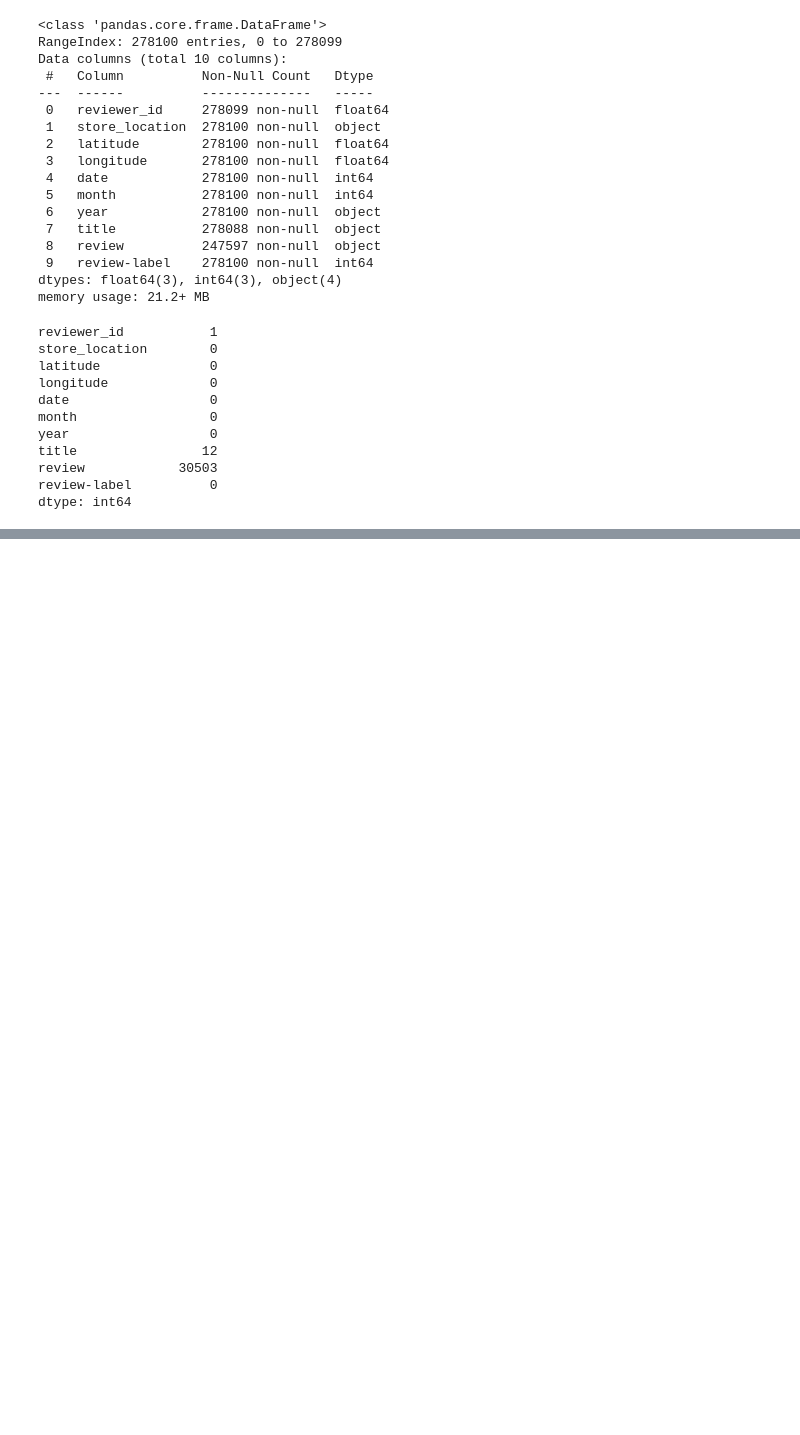
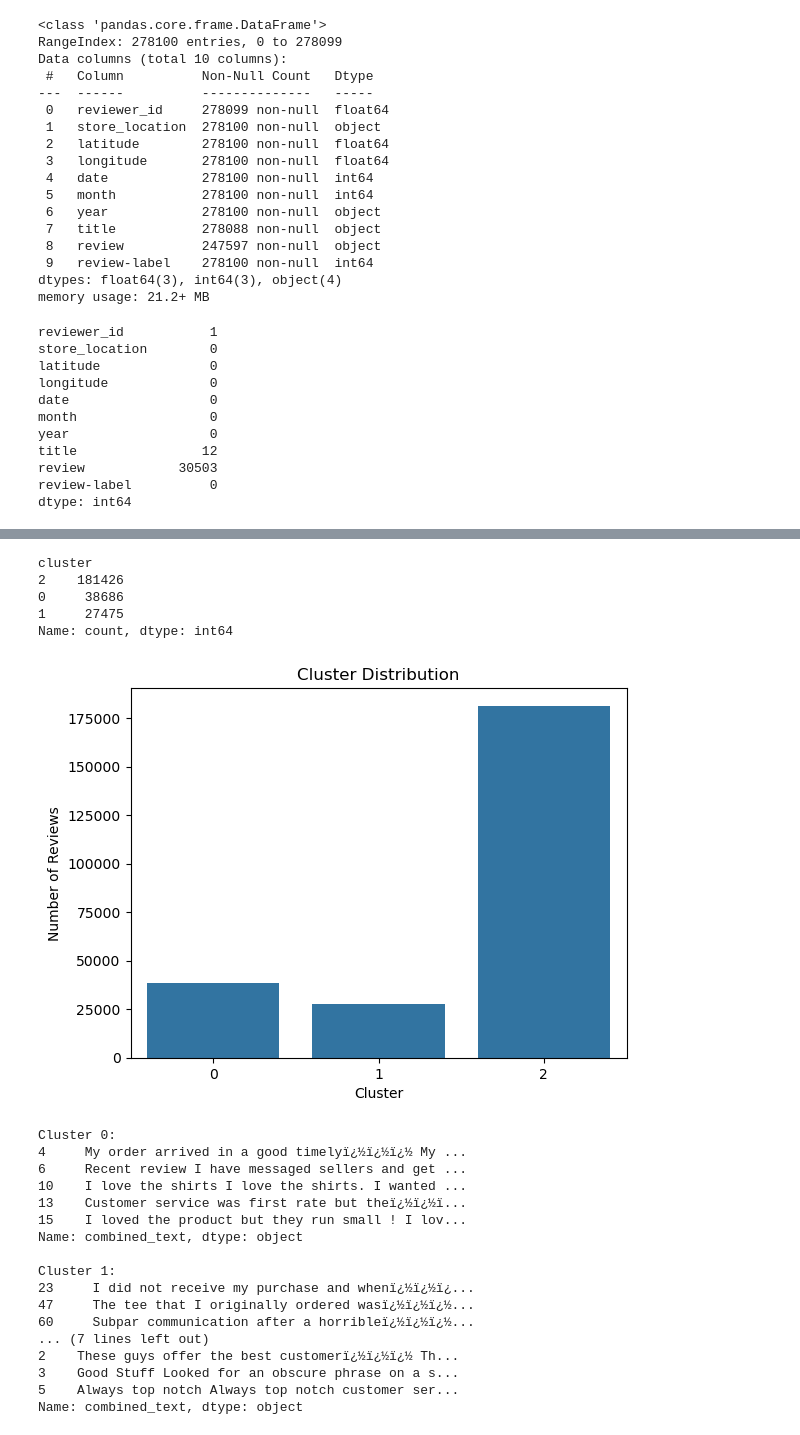
Before and after one commit to Arsan24/CognoRise-Infotech, a Jupyter notebook: Shopper Sentiment/Shopper.ipynb, the cells around one changed output, grey strips where cells are left out. Cells and saved outputs as stored; diff of their text form; code cells hidden in the pictures; blank space fills up the shorter version.

```diff
--- a/Shopper Sentiment/Shopper.ipynb
+++ b/Shopper Sentiment/Shopper.ipynb
@@ -64,0 +206,8 @@ ValueError: np.nan is an invalid document, expected byte or unicode string.
+# %%
+# Perform KMeans with chosen k
+optimal_k = 3  # Replace with the chosen number of clusters
+kmeans = KMeans(n_clusters=optimal_k, random_state=42)
+cluster_labels = kmeans.fit_predict(combined_features)
+
+# Add cluster labels to the original dataset
+data['cluster'] = cluster_labels
@@ -64,0 +227,39 @@ ValueError: np.nan is an invalid document, expected byte or unicode string.
+# %%
+# Check the distribution of data in each cluster
+print(data['cluster'].value_counts())
+
+# Visualize cluster sizes
+sns.countplot(x='cluster', data=data)
+plt.title('Cluster Distribution')
+plt.xlabel('Cluster')
+plt.ylabel('Number of Reviews')
+plt.show()
+
+# Analyze text within each cluster
+for cluster in range(optimal_k):
+    print(f"\nCluster {cluster}:")
+    print(data[data['cluster'] == cluster]['combined_text'].head(5))  # Display top 5 reviews in each cluster
+# %% [output]
+cluster
+2    181426
+0     38686
+1     27475
+Name: count, dtype: int64
+[figure, added]
+Cluster 0:
+4     My order arrived in a good timelyï¿½ï¿½ï¿½ My ...
+6     Recent review I have messaged sellers and get ...
+10    I love the shirts I love the shirts. I wanted ...
+13    Customer service was first rate but theï¿½ï¿½ï...
+15    I loved the product but they run small ! I lov...
+Name: combined_text, dtype: object
+
+Cluster 1:
+23     I did not receive my purchase and whenï¿½ï¿½ï¿...
+47     The tee that I originally ordered wasï¿½ï¿½ï¿½...
+60     Subpar communication after a horribleï¿½ï¿½ï¿½...
+... (7 lines left out)
+2    These guys offer the best customerï¿½ï¿½ï¿½ Th...
+3    Good Stuff Looked for an obscure phrase on a s...
+5    Always top notch Always top notch customer ser...
+Name: combined_text, dtype: object
```
Also changed, not shown: parts of 19 cells of this notebook, 2 other files.
